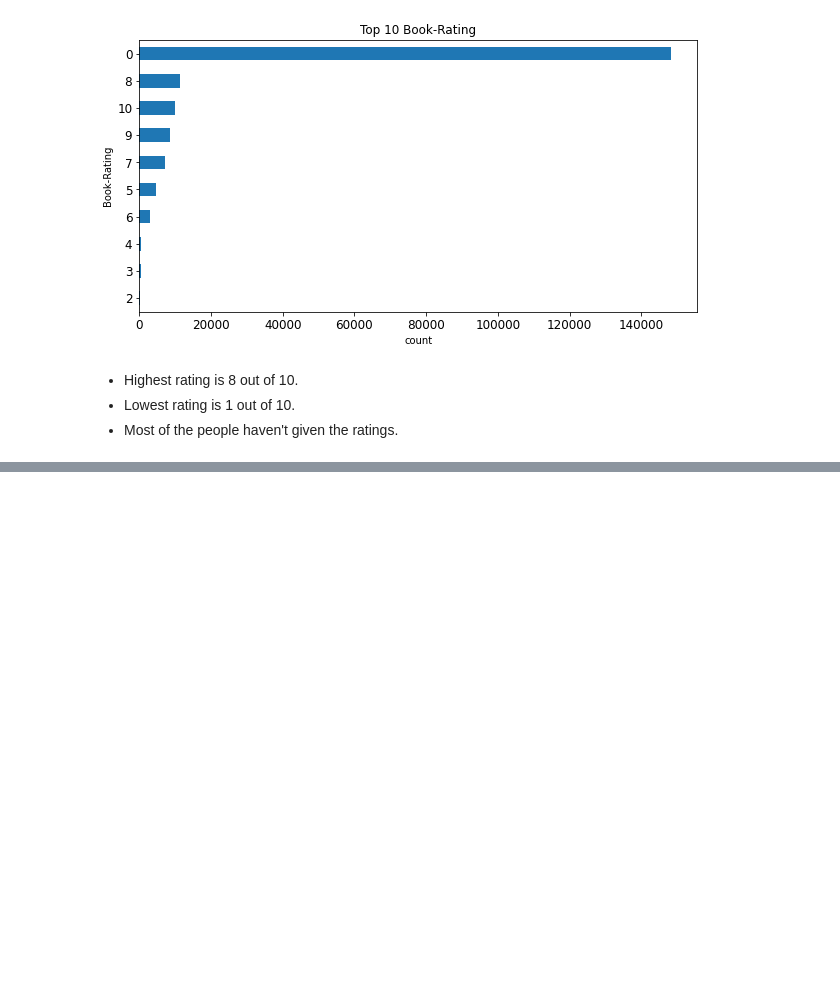
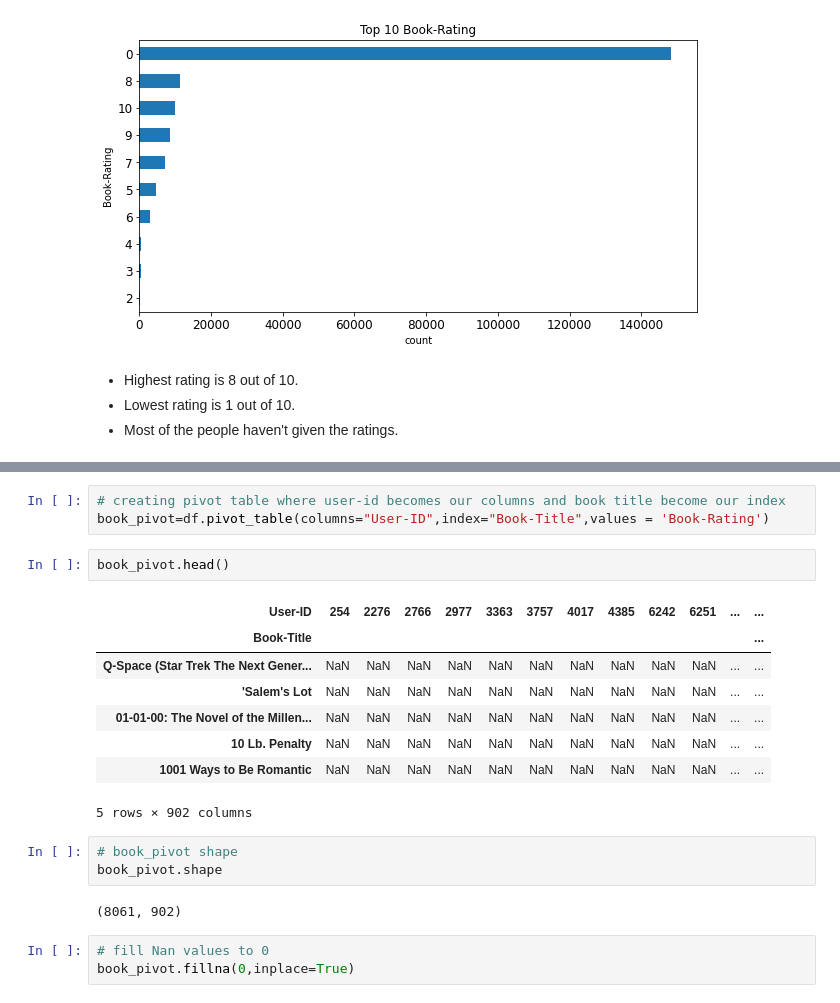
Before and after one commit to SwenFereira/-Book-Recommendation-System, a Jupyter notebook: Final_Copy_of_Swen_Fereira_Book_Recommendation_System.ipynb, the cells around one changed output, grey strips where cells are left out. Cells and saved outputs as stored; diff of their text form; blank space fills up the shorter version.

```diff
--- a/Final_Copy_of_Swen_Fereira_Book_Recommendation_System.ipynb
+++ b/Final_Copy_of_Swen_Fereira_Book_Recommendation_System.ipynb
@@ -507,0 +518,22 @@ plt.show()
+# %%
+# creating pivot table where user-id becomes our columns and book title become our index
+book_pivot=df.pivot_table(columns="User-ID",index="Book-Title",values = 'Book-Rating')
+# %%
+book_pivot.head()
+# %% [output]
+| User-ID | 254 | 2276 | 2766 | 2977 | 3363 | 3757 | 4017 | 4385 | 6242 | 6251 | ... | ... |
+| Book-Title |  |  |  |  |  |  |  |  |  |  |  | ... |
+| Q-Space (Star Trek The Next Gener... | NaN | NaN | NaN | NaN | NaN | NaN | NaN | NaN | NaN | NaN | ... | ... |
+| 'Salem's Lot | NaN | NaN | NaN | NaN | NaN | NaN | NaN | NaN | NaN | NaN | ... | ... |
+| 01-01-00: The Novel of the Millen... | NaN | NaN | NaN | NaN | NaN | NaN | NaN | NaN | NaN | NaN | ... | ... |
+| 10 Lb. Penalty | NaN | NaN | NaN | NaN | NaN | NaN | NaN | NaN | NaN | NaN | ... | ... |
+| 1001 Ways to Be Romantic | NaN | NaN | NaN | NaN | NaN | NaN | NaN | NaN | NaN | NaN | ... | ... |
+5 rows × 902 columns
+# %%
+# book_pivot shape
+book_pivot.shape
+# %% [output]
+(8061, 902)
+# %%
+# fill Nan values to 0
+book_pivot.fillna(0,inplace=True)
```
Also changed, not shown: parts of 13 cells of this notebook.
